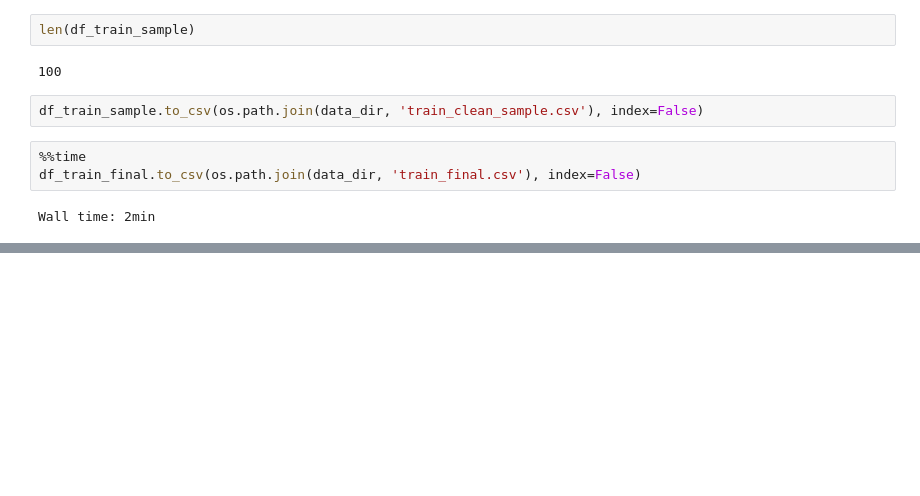
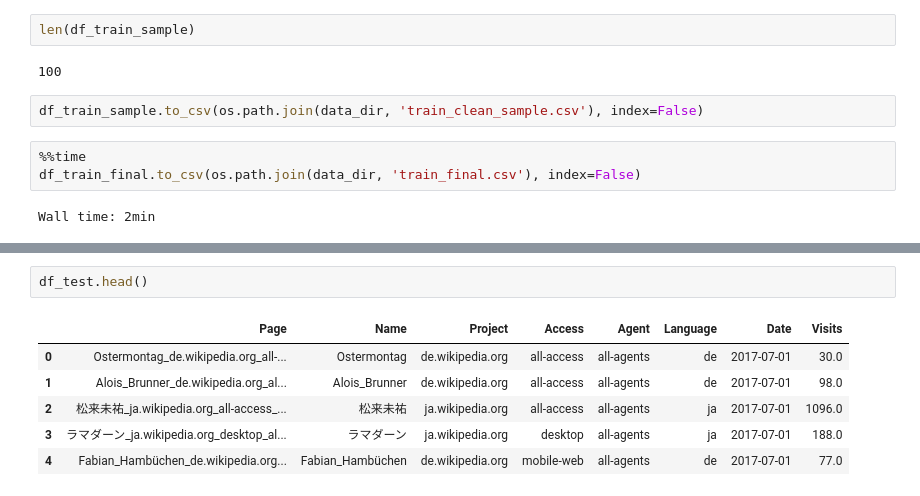
Before and after one commit to thampiman/google-web-traffic, a Jupyter notebook: Data_Preparation.ipynb, the cells around one changed output, grey strips where cells are left out. Saved outputs shown, nothing was run; the diff lists cells and outputs as text; blank space fills up the shorter version.

```diff
--- a/Data_Preparation.ipynb
+++ b/Data_Preparation.ipynb
@@ -84,0 +143,9 @@ Wall time: 2min
+# %%
+df_test.head()
+# %% [output]
+|  | Page | Name | Project | Access | Agent | Language | Date | Visits |
+| 0 | Ostermontag_de.wikipedia.org_all-... | Ostermontag | de.wikipedia.org | all-access | all-agents | de | 2017-07-01 | 30.0 |
+| 1 | Alois_Brunner_de.wikipedia.org_al... | Alois_Brunner | de.wikipedia.org | all-access | all-agents | de | 2017-07-01 | 98.0 |
+| 2 | 松来未祐_ja.wikipedia.org_all-access_... | 松来未祐 | ja.wikipedia.org | all-access | all-agents | ja | 2017-07-01 | 1096.0 |
+| 3 | ラマダーン_ja.wikipedia.org_desktop_al... | ラマダーン | ja.wikipedia.org | desktop | all-agents | ja | 2017-07-01 | 188.0 |
+| 4 | Fabian_Hambüchen_de.wikipedia.org... | Fabian_Hambüchen | de.wikipedia.org | mobile-web | all-agents | de | 2017-07-01 | 77.0 |
```
Also changed, not shown: parts of 11 cells of this notebook, 1 other file.
